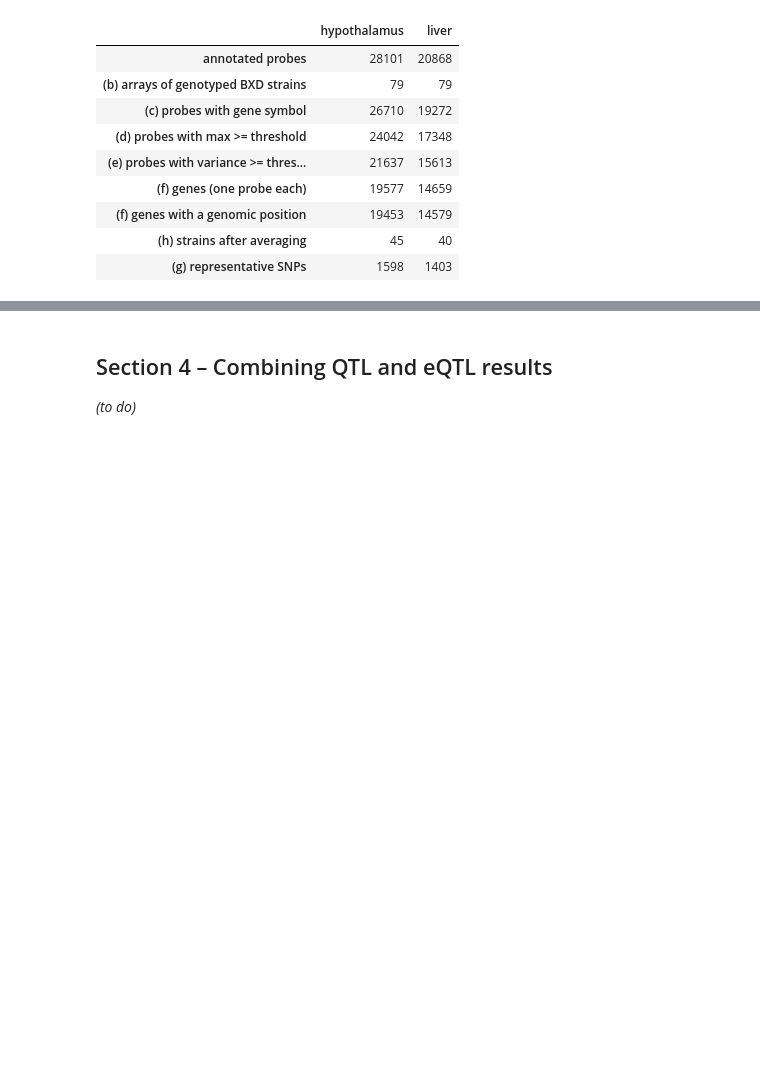
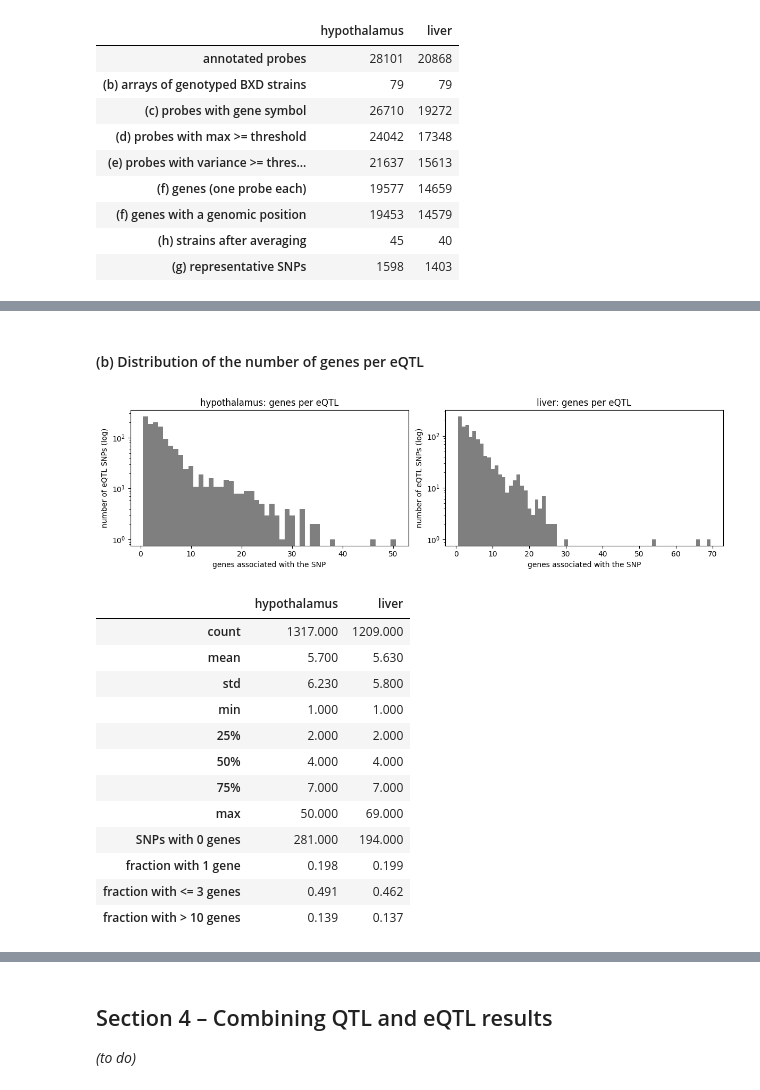
Before and after one commit to amit-sk/system-genetics-project, a Jupyter notebook: system_genetics_project.ipynb, the cells around one changed output, grey strips where cells are left out. Drawn from its saved outputs; the diff is of its cells as text; code cells hidden in the pictures; blank space fills up the shorter version.

```diff
--- a/system_genetics_project.ipynb
+++ b/system_genetics_project.ipynb
@@ -535,0 +651,34 @@ liver: 14659 genes x 1403 SNPs = 20,566,577 tests | gene x SNP pairs with q < 0.
+# %% [markdown]
+#### (b) Distribution of the number of genes per eQTL
+# %%
+fig, axes = plt.subplots(1, 2, figsize=(12, 3.5))
+distribution_summary = {}
+for axis, tissue in zip(axes, TISSUES):
+    counts = genes_per_snp(eqtls[tissue], tissue)
+    with_genes = counts[counts > 0]
+    summary = with_genes.describe().round(2)
+    summary['SNPs with 0 genes'] = int((counts == 0).sum())
+    summary['fraction with 1 gene'] = round((with_genes == 1).mean(), 3)
+    summary['fraction with <= 3 genes'] = round((with_genes <= 3).mean(), 3)
+    summary['fraction with > 10 genes'] = round((with_genes > 10).mean(), 3)
+    distribution_summary[tissue] = summary
+    axis.hist(with_genes, bins=np.arange(0.5, with_genes.max() + 1.5), color='C7', log=True)
+    axis.set_xlabel('genes associated with the SNP'); axis.set_ylabel('number of eQTL SNPs (log)')
+    axis.set_title(f'{tissue}: genes per eQTL')
+plt.tight_layout(); plt.show()
+pd.DataFrame(distribution_summary)
+# %% [output]
+[figure, added]
+|  | hypothalamus | liver |
+| count | 1317.000 | 1209.000 |
+| mean | 5.700 | 5.630 |
+| std | 6.230 | 5.800 |
+| min | 1.000 | 1.000 |
+| 25% | 2.000 | 2.000 |
+| 50% | 4.000 | 4.000 |
+| 75% | 7.000 | 7.000 |
+| max | 50.000 | 69.000 |
+| SNPs with 0 genes | 281.000 | 194.000 |
+| fraction with 1 gene | 0.198 | 0.199 |
+| fraction with <= 3 genes | 0.491 | 0.462 |
+| fraction with > 10 genes | 0.139 | 0.137 |
```
Also changed, not shown: parts of 14 cells of this notebook, 4 other files.
